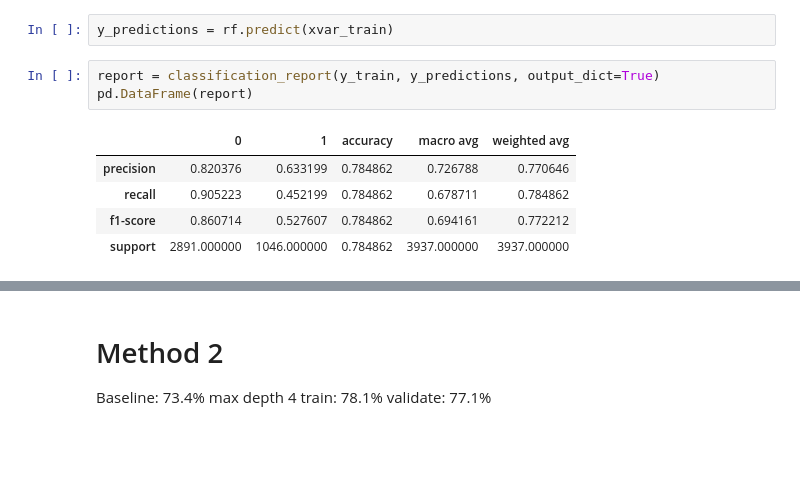
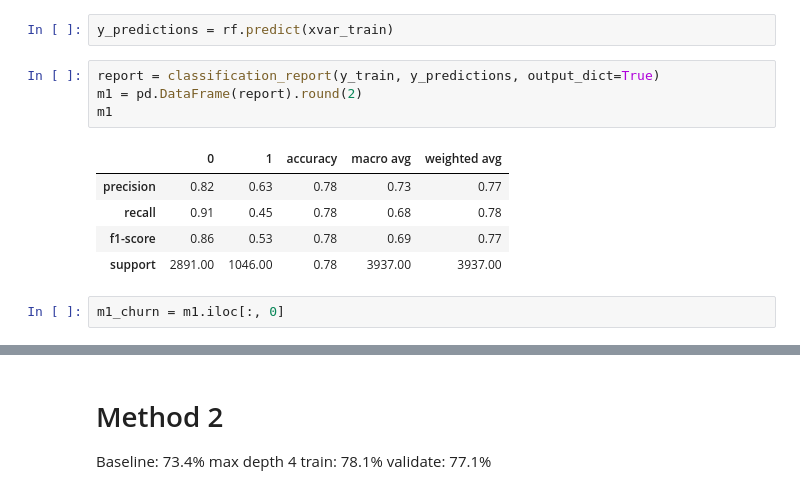
Before and after one commit to Jgardin875/Telco_Churn_Analysis, a Jupyter notebook: Report.ipynb, the cells around one changed output, grey strips where cells are left out. Drawn from its saved outputs; the diff is of its cells as text; blank space fills up the shorter version.

Commit message:
updated README and Report

```diff
--- a/Report.ipynb
+++ b/Report.ipynb
@@ -484,10 +502,13 @@ RandomForestClassifier(max_depth=5)
 y_predictions = rf.predict(xvar_train)
 # %%
 report = classification_report(y_train, y_predictions, output_dict=True)
-pd.DataFrame(report)
+m1 = pd.DataFrame(report).round(2)
+m1
 # %% [output]
 |  | 0 | 1 | accuracy | macro avg | weighted avg |
-| precision | 0.820376 | 0.633199 | 0.784862 | 0.726788 | 0.770646 |
-| recall | 0.905223 | 0.452199 | 0.784862 | 0.678711 | 0.784862 |
-| f1-score | 0.860714 | 0.527607 | 0.784862 | 0.694161 | 0.772212 |
-| support | 2891.000000 | 1046.000000 | 0.784862 | 3937.000000 | 3937.000000 |
+| precision | 0.82 | 0.63 | 0.78 | 0.73 | 0.77 |
+| recall | 0.91 | 0.45 | 0.78 | 0.68 | 0.78 |
+| f1-score | 0.86 | 0.53 | 0.78 | 0.69 | 0.77 |
+| support | 2891.00 | 1046.00 | 0.78 | 3937.00 | 3937.00 |
+# %%
+m1_churn = m1.iloc[:, 0]
```
Also changed, not shown: parts of 21 cells of this notebook, 1 other file.
